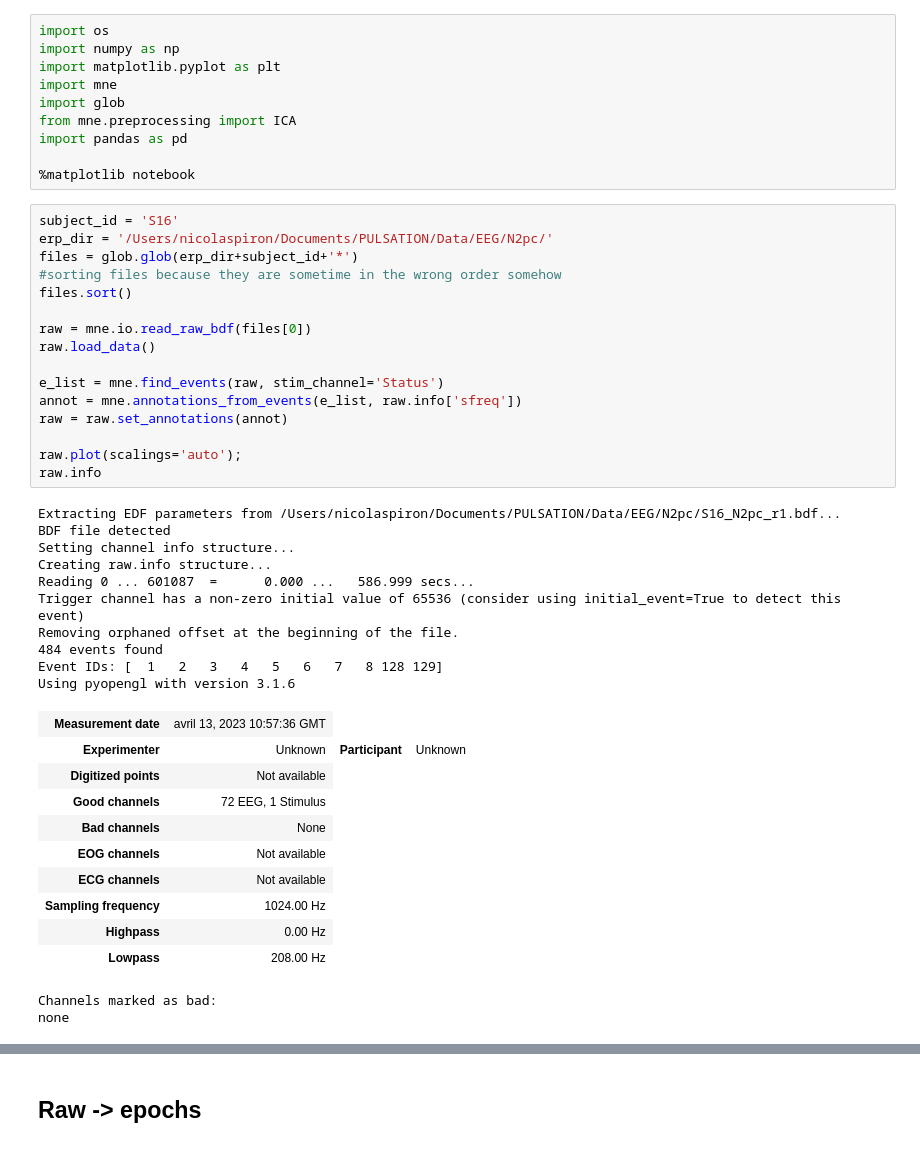
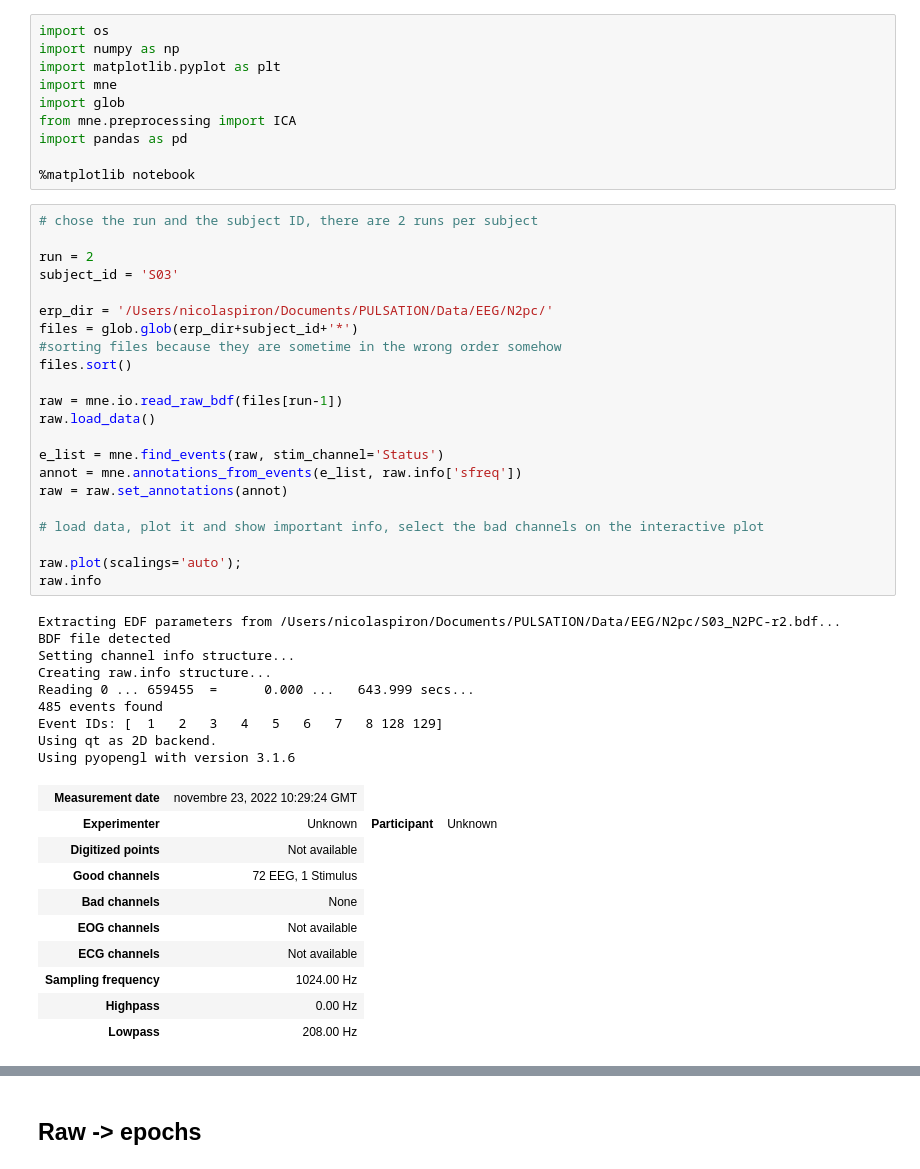
Before and after one commit to NicolasPiron/Master_thesis, a Jupyter notebook: Preproc_ERP.ipynb, the cells around one changed output, grey strips where cells are left out. Cells and saved outputs as stored; diff of their text form.

```diff
--- a/Preproc_ERP.ipynb
+++ b/Preproc_ERP.ipynb
@@ -9,33 +9,38 @@ import pandas as pd
 
 %matplotlib notebook
 # %%
-subject_id = 'S16'
+# chose the run and the subject ID, there are 2 runs per subject
+
+run = 2
+subject_id = 'S03'
+
 erp_dir = '/Users/nicolaspiron/Documents/PULSATION/Data/EEG/N2pc/'
 files = glob.glob(erp_dir+subject_id+'*')
 #sorting files because they are sometime in the wrong order somehow
 files.sort()
 
-raw = mne.io.read_raw_bdf(files[0])
+raw = mne.io.read_raw_bdf(files[run-1])
 raw.load_data()
 
 e_list = mne.find_events(raw, stim_channel='Status')
 annot = mne.annotations_from_events(e_list, raw.info['sfreq'])
 raw = raw.set_annotations(annot)
 
+# load data, plot it and show important info, select the bad channels on the interactive plot
+
 raw.plot(scalings='auto');
 raw.info
 # %% [output]
-Extracting EDF parameters from /Users/nicolaspiron/Documents/PULSATION/Data/EEG/N2pc/S16_N2pc_r1.bdf...
+Extracting EDF parameters from /Users/nicolaspiron/Documents/PULSATION/Data/EEG/N2pc/S03_N2PC-r2.bdf...
 BDF file detected
 Setting channel info structure...
 Creating raw.info structure...
-Reading 0 ... 601087  =      0.000 ...   586.999 secs...
-Trigger channel has a non-zero initial value of 65536 (consider using initial_event=True to detect this event)
-Removing orphaned offset at the beginning of the file.
-484 events found
+Reading 0 ... 659455  =      0.000 ...   643.999 secs...
+485 events found
 Event IDs: [  1   2   3   4   5   6   7   8 128 129]
+Using qt as 2D backend.
 Using pyopengl with version 3.1.6
-| Measurement date | avril 13, 2023 10:57:36 GMT |
+| Measurement date | novembre 23, 2022 10:29:24 GMT |
 | Experimenter | Unknown | Participant | Unknown |
 | Digitized points | Not available |
 | Good channels | 72 EEG, 1 Stimulus |
@@ -45,6 +50,4 @@ Using pyopengl with version 3.1.6
 | Sampling frequency | 1024.00 Hz |
 | Highpass | 0.00 Hz |
 | Lowpass | 208.00 Hz |
-Channels marked as bad:
-none
 # %%
```
Also changed, not shown: parts of 11 cells of this notebook.
